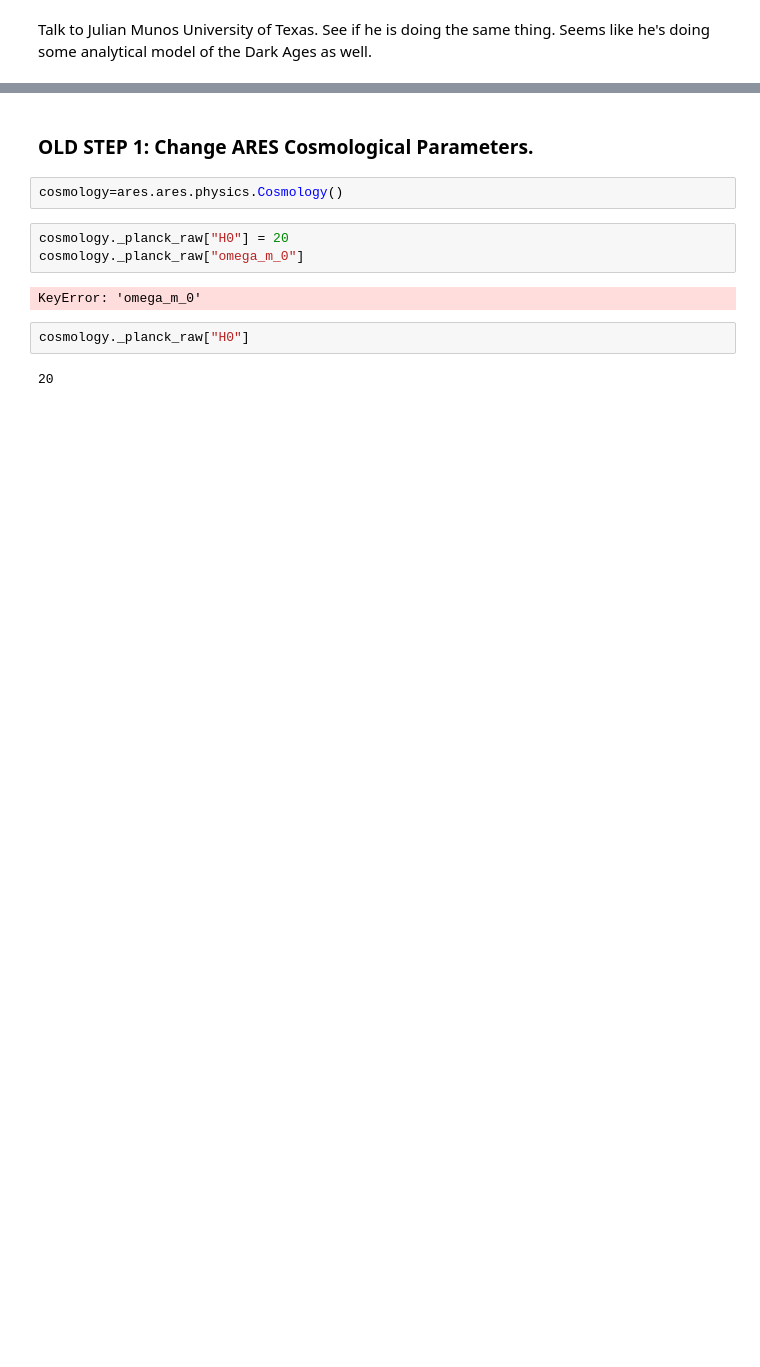
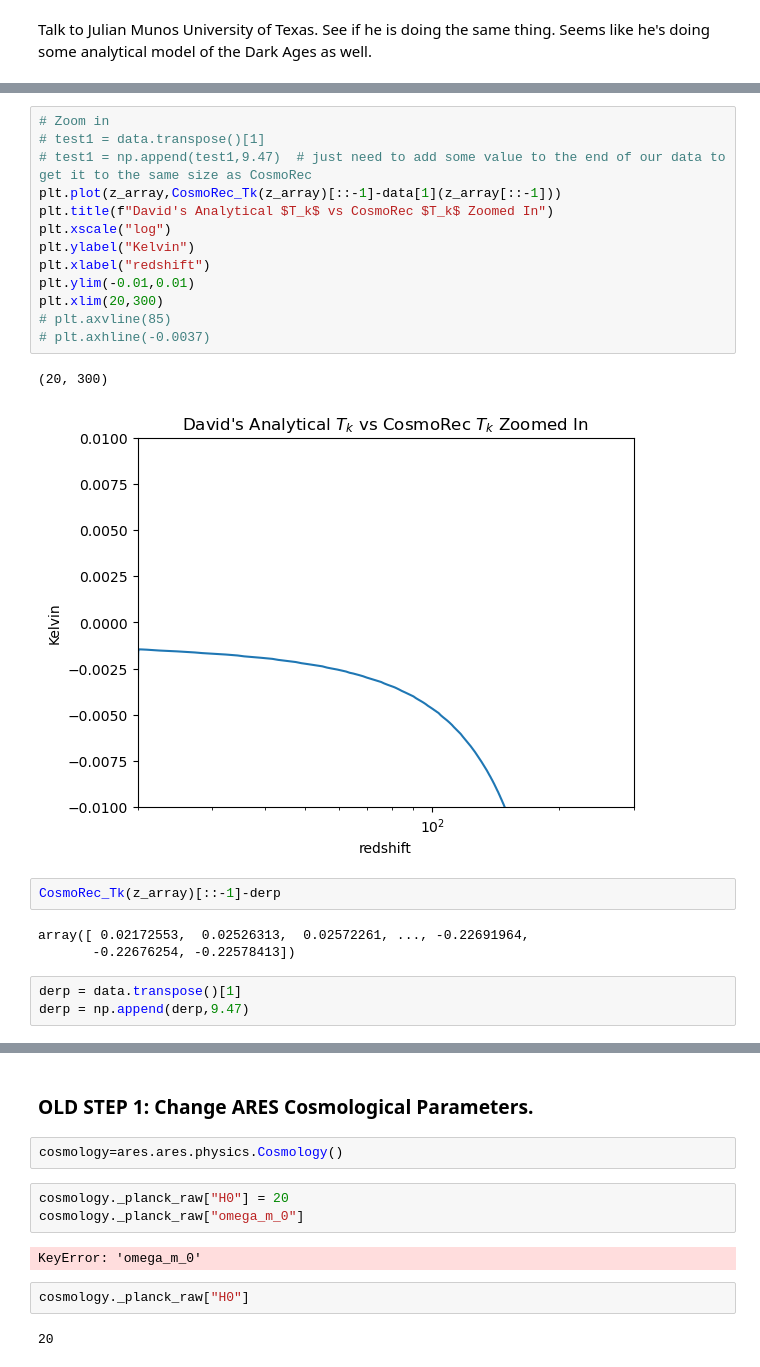
Before and after one commit to daba9359/LuCEE-Night_Simulation, a Jupyter notebook: LuCEE-Night_Simulation.ipynb, the cells around one changed output, grey strips where cells are left out. Saved outputs shown, nothing was run; the diff lists cells and outputs as text; blank space fills up the shorter version.

```diff
--- a/LuCEE-Night_Simulation.ipynb
+++ b/LuCEE-Night_Simulation.ipynb
@@ -329,0 +363,24 @@ array([[0.00021222],
+# %%
+# Zoom in
+# test1 = data.transpose()[1]
+# test1 = np.append(test1,9.47)  # just need to add some value to the end of our data to get it to the same size as CosmoRec
+plt.plot(z_array,CosmoRec_Tk(z_array)[::-1]-data[1](z_array[::-1]))
+plt.title(f"David's Analytical $T_k$ vs CosmoRec $T_k$ Zoomed In")
+plt.xscale("log")
+plt.ylabel("Kelvin")
+plt.xlabel("redshift")
+plt.ylim(-0.01,0.01)
+plt.xlim(20,300)
+# plt.axvline(85)
+# plt.axhline(-0.0037)
+# %% [output]
+(20, 300)
+[figure, added]
+# %%
+CosmoRec_Tk(z_array)[::-1]-derp
+# %% [output]
+array([ 0.02172553,  0.02526313,  0.02572261, ..., -0.22691964,
+       -0.22676254, -0.22578413])
+# %%
+derp = data.transpose()[1]
+derp = np.append(derp,9.47)
```
Also changed, not shown: parts of 42 cells of this notebook.
